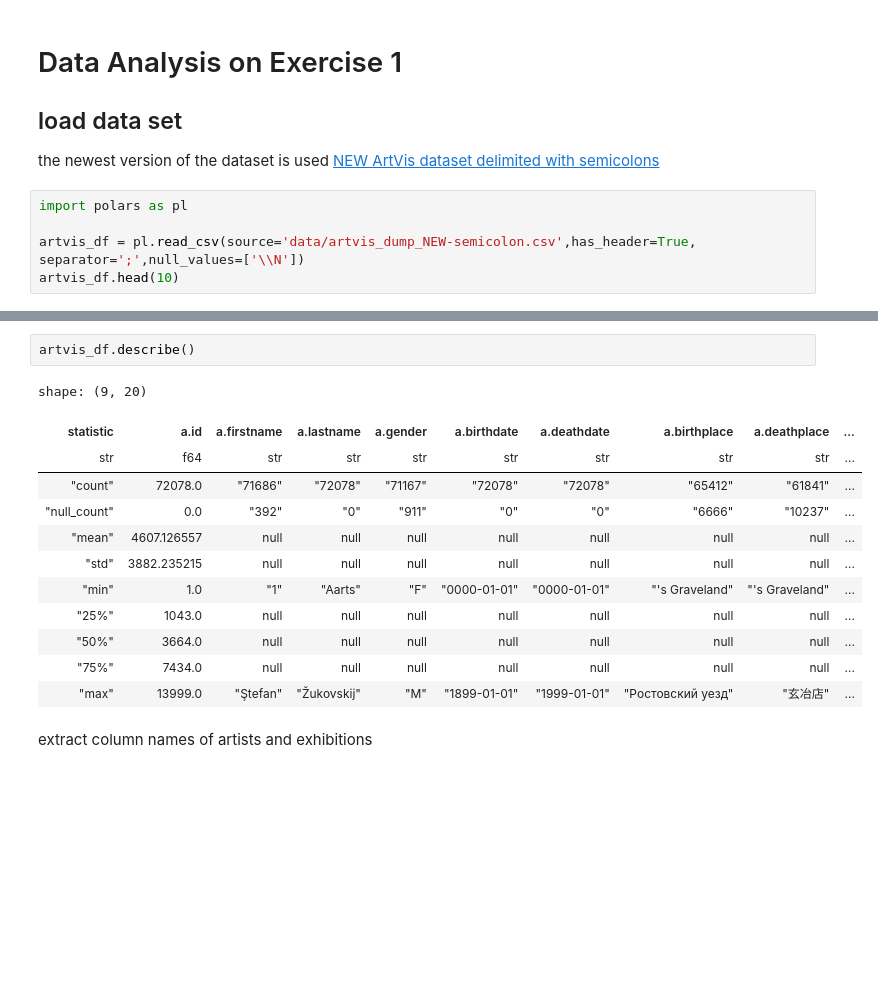
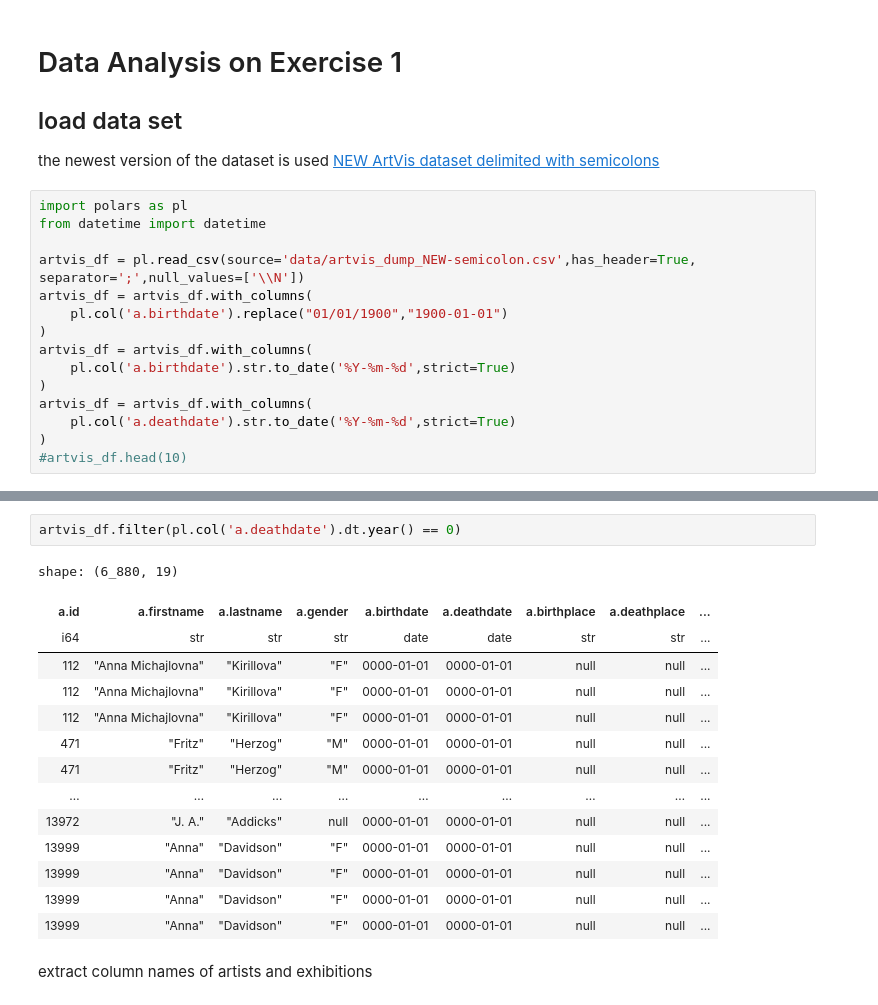
Before and after one commit to rolandramp/infoVis24G4, a Jupyter notebook: InfoVis24G4Ex1/Analysis.ipynb, the cells around one changed output, grey strips where cells are left out. Cells and saved outputs as stored; diff of their text form; blank space fills up the shorter version.

```diff
--- a/InfoVis24G4Ex1/Analysis.ipynb
+++ b/InfoVis24G4Ex1/Analysis.ipynb
@@ -6,6 +6,16 @@
 the newest version of the dataset  is used [NEW ArtVis dataset delimited with semicolons](https://tuwel.tuwien.ac.at/mod/resource/view.php?id=2457815)
 # %%
 import polars as pl
+from datetime import datetime
 
 artvis_df = pl.read_csv(source='data/artvis_dump_NEW-semicolon.csv',has_header=True, separator=';',null_values=['\\N'])
-artvis_df.head(10)
+artvis_df = artvis_df.with_columns(
+    pl.col('a.birthdate').replace("01/01/1900","1900-01-01")
+)
+artvis_df = artvis_df.with_columns(
+    pl.col('a.birthdate').str.to_date('%Y-%m-%d',strict=True)
+)
+artvis_df = artvis_df.with_columns(
+    pl.col('a.deathdate').str.to_date('%Y-%m-%d',strict=True)
+)
+#artvis_df.head(10)
@@ -26,18 +76,20 @@ shape: (10, 19)
 # %%
-artvis_df.describe()
+artvis_df.filter(pl.col('a.deathdate').dt.year() == 0)
 # %% [output]
-shape: (9, 20)
+shape: (6_880, 19)
-| statistic | a.id | a.firstname | a.lastname | a.gender | a.birthdate | a.deathdate | a.birthplace | a.deathplace | ... |
-| str | f64 | str | str | str | str | str | str | str | ... |
-| "count" | 72078.0 | "71686" | "72078" | "71167" | "72078" | "72078" | "65412" | "61841" | ... |
-| "null_count" | 0.0 | "392" | "0" | "911" | "0" | "0" | "6666" | "10237" | ... |
-| "mean" | 4607.126557 | null | null | null | null | null | null | null | ... |
-| "std" | 3882.235215 | null | null | null | null | null | null | null | ... |
-| "min" | 1.0 | "1" | "Aarts" | "F" | "0000-01-01" | "0000-01-01" | "'s Graveland" | "'s Graveland" | ... |
-| "25%" | 1043.0 | null | null | null | null | null | null | null | ... |
-| "50%" | 3664.0 | null | null | null | null | null | null | null | ... |
-| "75%" | 7434.0 | null | null | null | null | null | null | null | ... |
-| "max" | 13999.0 | "Ştefan" | "Žukovskij" | "M" | "1899-01-01" | "1999-01-01" | "Ростовский уезд" | "玄冶店" | ... |
+| a.id | a.firstname | a.lastname | a.gender | a.birthdate | a.deathdate | a.birthplace | a.deathplace | ... |
+| i64 | str | str | str | date | date | str | str | ... |
+| 112 | "Anna Michajlovna" | "Kirillova" | "F" | 0000-01-01 | 0000-01-01 | null | null | ... |
+| 112 | "Anna Michajlovna" | "Kirillova" | "F" | 0000-01-01 | 0000-01-01 | null | null | ... |
+| 112 | "Anna Michajlovna" | "Kirillova" | "F" | 0000-01-01 | 0000-01-01 | null | null | ... |
+| 471 | "Fritz" | "Herzog" | "M" | 0000-01-01 | 0000-01-01 | null | null | ... |
+| 471 | "Fritz" | "Herzog" | "M" | 0000-01-01 | 0000-01-01 | null | null | ... |
+| … | … | … | … | … | … | … | … | ... |
+| 13972 | "J. A." | "Addicks" | null | 0000-01-01 | 0000-01-01 | null | null | ... |
+| 13999 | "Anna" | "Davidson" | "F" | 0000-01-01 | 0000-01-01 | null | null | ... |
+| 13999 | "Anna" | "Davidson" | "F" | 0000-01-01 | 0000-01-01 | null | null | ... |
+| 13999 | "Anna" | "Davidson" | "F" | 0000-01-01 | 0000-01-01 | null | null | ... |
+| 13999 | "Anna" | "Davidson" | "F" | 0000-01-01 | 0000-01-01 | null | null | ... |
 # %% [markdown]
 extract column names of artists and exhibitions
 # %%
```
Also changed, not shown: parts of 9 cells of this notebook.
